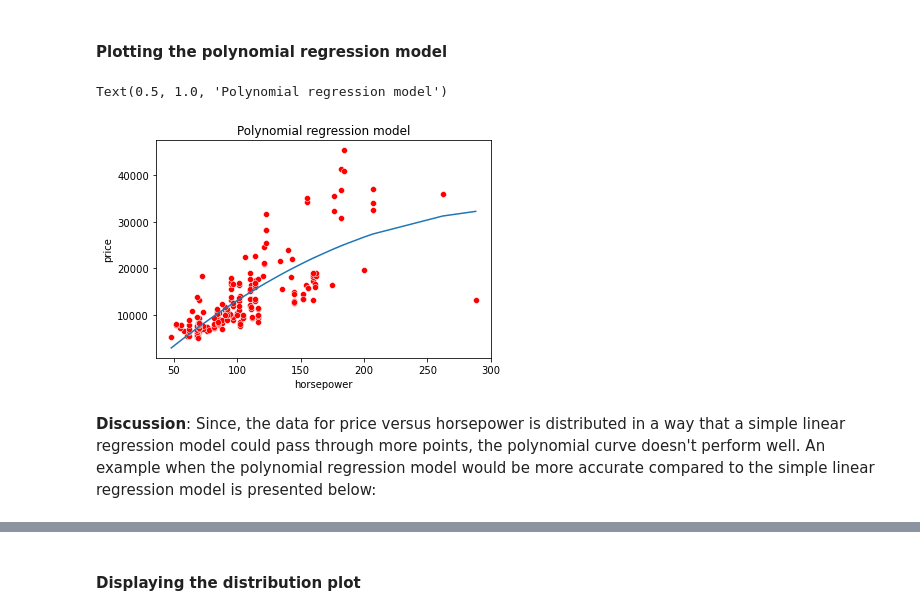
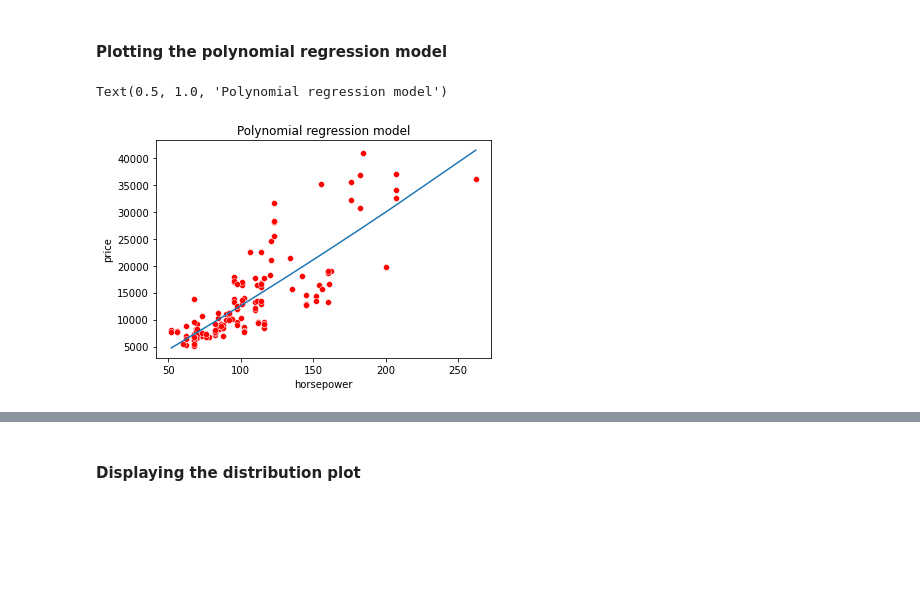
Before and after one commit to Farhad-Davaripour/Step_by_Step_Data_Analysis_Auto_Dataset, a Jupyter notebook: Code_Python.ipynb, the cells around one changed output, grey strips where cells are left out. Saved outputs shown, nothing was run; the diff lists cells and outputs as text; code cells hidden in the pictures; blank space fills up the shorter version.

```diff
--- a/Code_Python.ipynb
+++ b/Code_Python.ipynb
@@ -409 +416,3 @@ for f in range(len(col_obj_comb)):
+# %%
+x_train, x_test, y_train, y_test = train_test_split(x_data, y_data, test_size=0.33, random_state=0)
 # %% [markdown]
@@ -432,10 +442,9 @@ df_cor[df_cor['price']>0.5].sort_values(by='price').tail(5)
 # %% [markdown]
 #### Building the model
 # %%
-lm=LinearRegression() # creating a linear regression object
+lm_lr=LinearRegression() # creating a linear regression object
 independent_var = 'horsepower'
-y=df['price']
-lm.fit(df[[independent_var]],y) # train the model
+lm_lr.fit(x_train[[independent_var]],y_train) # train the model
 intercept=lm.intercept_
 coeff=lm.coef_
 print(f'price(hat) = {round(intercept,3)} + {round(coeff[0],3)} * independent_var')
@@ -481,7 +491,8 @@ plt.legend()
 # %% [markdown]
 #### Building a model with 7 independent variables with correlation coefficients more than 0.5
 # %%
-lm.fit(df[cor_list],y) # cor_list includes all the columns names that their correlation coefficients with price is more than 0.5
+lm_mr = LinearRegression()
+lm_mr.fit(x_train[cor_list],y_train) # cor_list includes all the columns names that their correlation coefficients with price is more than 0.5
 intercept_multi=lm.intercept_
 coeff_multi=lm.coef_
 print(f"""price(hat) = {round(intercept_multi,3)}+({round(coeff_multi[0],3)}*{cor_list[0]})+({round(coeff_multi[1],3)}*{cor_list[1]})+
@@ -512,7 +519,7 @@ plt.legend()
 # %%
 # 1 dimension polynomial regression
 degree = 2
-f = np.polyfit(df[independent_var],y,degree) # training the polynomial model and extracting the coefficients
+f = np.polyfit(x_train[independent_var],y_train,degree) # training the polynomial model and extracting the coefficients
 p = np.poly1d(f) # converting the coefficients in f in to a polynomial equation
 print(p) # this prints the polynomial equation
 # %% [output]
@@ -522,13 +529,11 @@ print(p) # this prints the polynomial equation
 #### Plotting the polynomial regression model
 # %%
 %%capture --no-display
-x_data = df[independent_var].to_numpy()
-yhat_p = p(x_data) # applying the polynomial equation to the elements in x_data
-sns.lineplot(x_data, yhat_p)
-sns.scatterplot(df[independent_var], y,color='red')
+x_data_p = x_train[independent_var].to_numpy()
+yhat_p = p(x_data_p) # applying the polynomial equation to the elements in x_data
+sns.lineplot(x_data_p, yhat_p)
+sns.scatterplot(x_train[independent_var], y_train,color='red')
 plt.title('Polynomial regression model')
 # %% [output]
 Text(0.5, 1.0, 'Polynomial regression model')
-[figure, old version]
+[figure, new version]
-# %% [markdown]
-**Discussion**: Since, the data for price versus horsepower is distributed in a way that a simple linear regression model could pass through more points, the polynomial curve doesn't perform well. An example when the polynomial regression model would be more accurate compared to the simple linear regression model is presented below:
```
Also changed, not shown: parts of 39 cells of this notebook.
